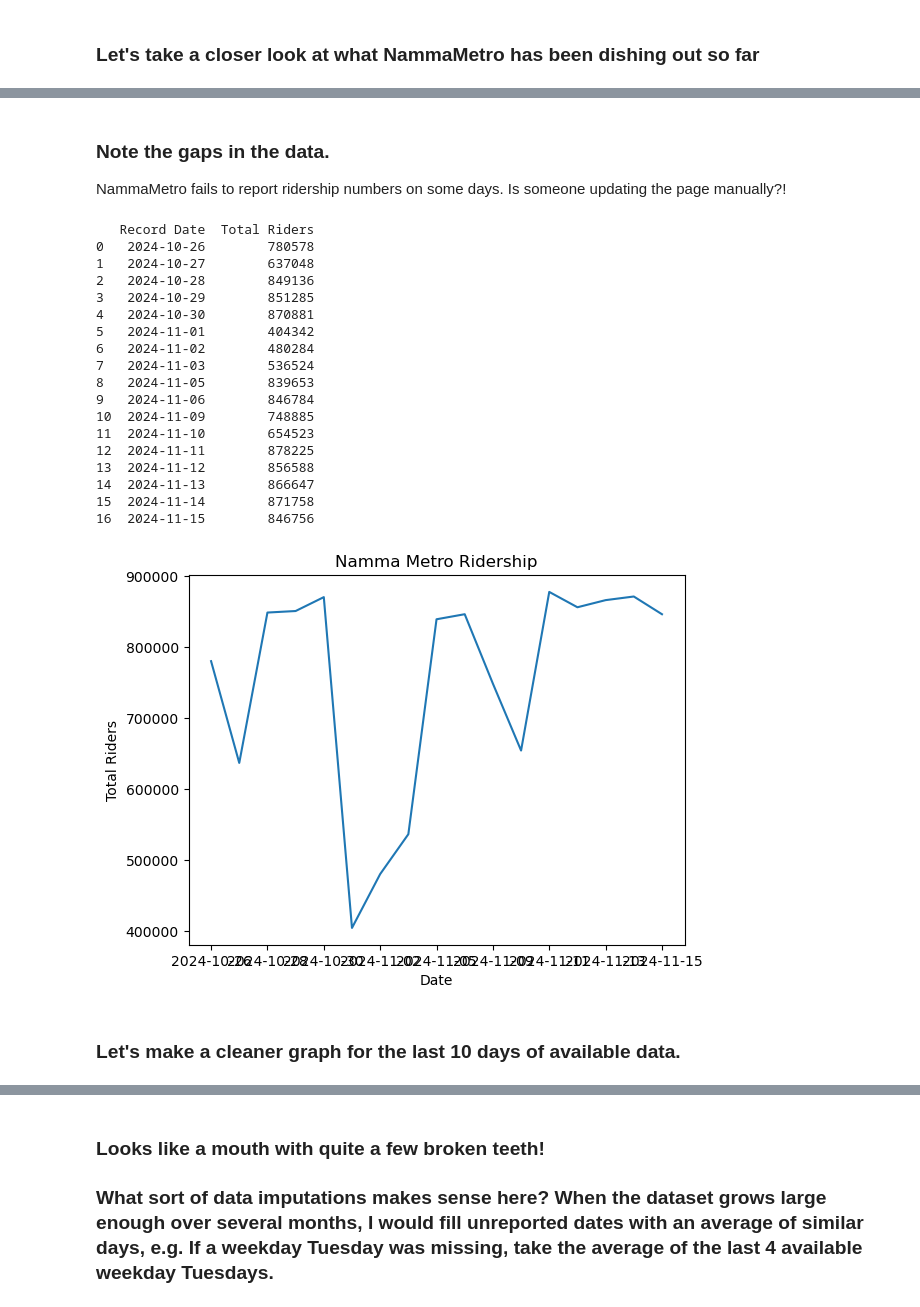
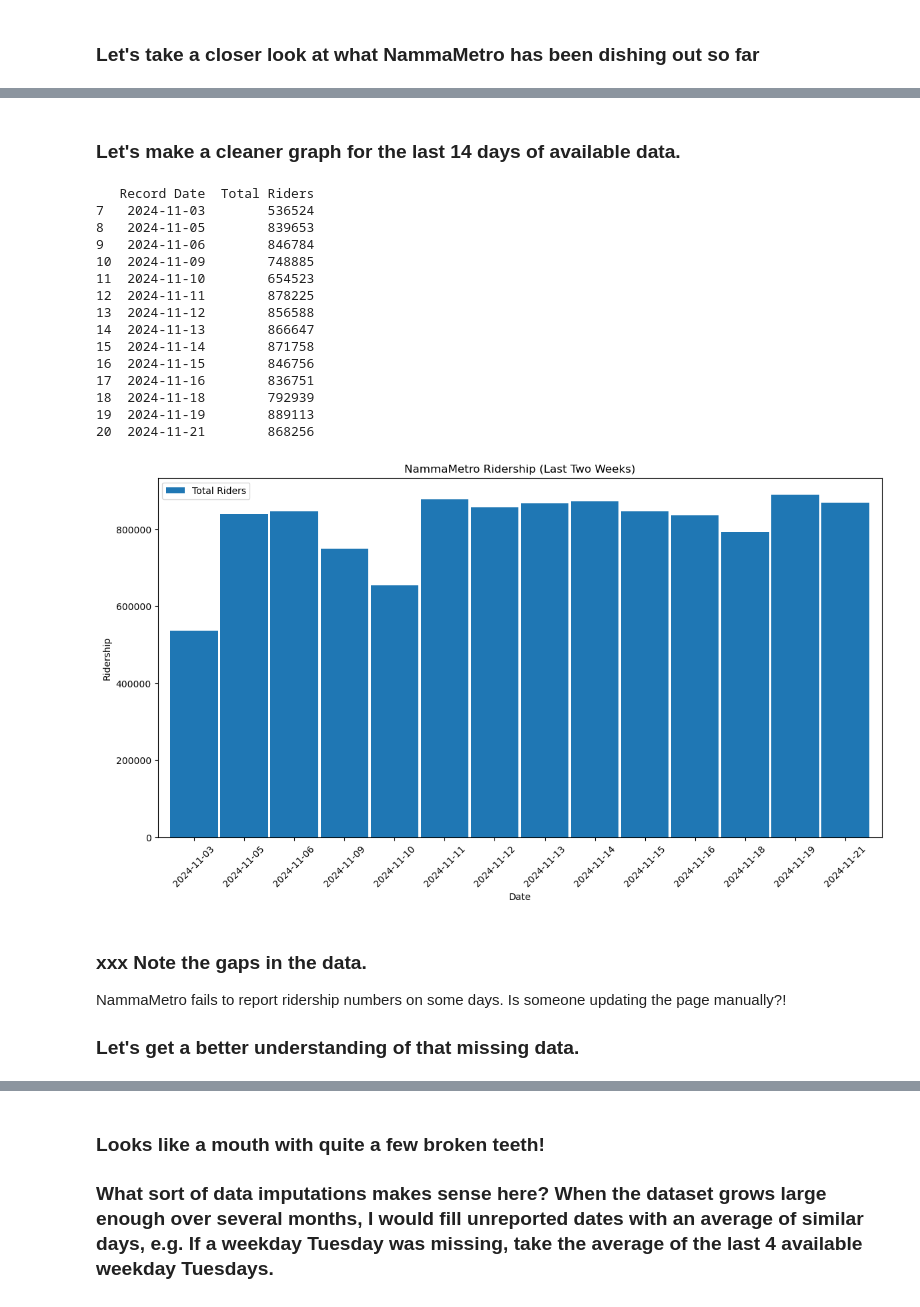
Before and after one commit to thecont1/namma-metro-ridership-tracker, a Jupyter notebook: ridership_2analysis.ipynb, the cells around one changed output, grey strips where cells are left out. Saved outputs shown, nothing was run; the diff lists cells and outputs as text; code cells hidden in the pictures.

```diff
--- a/ridership_2analysis.ipynb
+++ b/ridership_2analysis.ipynb
@@ -27,37 +54,39 @@ df.tail(10)
+# %% [markdown]
+### Let's make a cleaner graph for the last 14 days of available data.
+# %%
+# df['Day of Month'] = pd.to_datetime(df['Record Date'], format='%Y-%m-%d').dt.day
+table = df[['Record Date', 'Total Riders']].tail(14)
+print(table)
+table.plot(x='Record Date',
+           y='Total Riders',
+           kind='bar',
+           xlabel='Date',
+           ylabel='Ridership',
+           title='NammaMetro Ridership (Last Two Weeks)',
+           figsize=(14,7),
+           width=0.95,
+           legend=True,
+           rot=45)
+plt.show()
+# %% [output]
+   Record Date  Total Riders
+7   2024-11-03        536524
+8   2024-11-05        839653
+9   2024-11-06        846784
+10  2024-11-09        748885
+11  2024-11-10        654523
+12  2024-11-11        878225
+13  2024-11-12        856588
+14  2024-11-13        866647
+15  2024-11-14        871758
+16  2024-11-15        846756
+17  2024-11-16        836751
+18  2024-11-18        792939
+19  2024-11-19        889113
+20  2024-11-21        868256
+[figure, added]
 # %% [markdown]
-### Note the gaps in the data.
+### xxx Note the gaps in the data.
 NammaMetro fails to report ridership numbers on some days. Is someone updating the page manually?!
+
+### Let's get a better understanding of that missing data.
-# %%
-df['Total Riders'] = df.loc[:, ['Total Smart Cards', 'Tokens', 'Total NCMC', 'Group Ticket', 'Total QR']].sum(axis=1)
-table = df[['Record Date', 'Total Riders']]
-print(table)
-table.plot(x='Record Date',
-           y='Total Riders',
-           kind='line',
-           title='Namma Metro Ridership',
-           xlabel='Date',
-           ylabel='Total Riders',
-           legend=False)
-plt.show()
-# %% [output]
-   Record Date  Total Riders
-0   2024-10-26        780578
-1   2024-10-27        637048
-2   2024-10-28        849136
-3   2024-10-29        851285
-4   2024-10-30        870881
-5   2024-11-01        404342
-6   2024-11-02        480284
-7   2024-11-03        536524
-8   2024-11-05        839653
-9   2024-11-06        846784
-10  2024-11-09        748885
-11  2024-11-10        654523
-12  2024-11-11        878225
-13  2024-11-12        856588
-14  2024-11-13        866647
-15  2024-11-14        871758
-16  2024-11-15        846756
-[figure, removed]
-# %% [markdown]
-### Let's make a cleaner graph for the last 10 days of available data.
```
Also changed, not shown: parts of 10 cells of this notebook, 1 other file.
